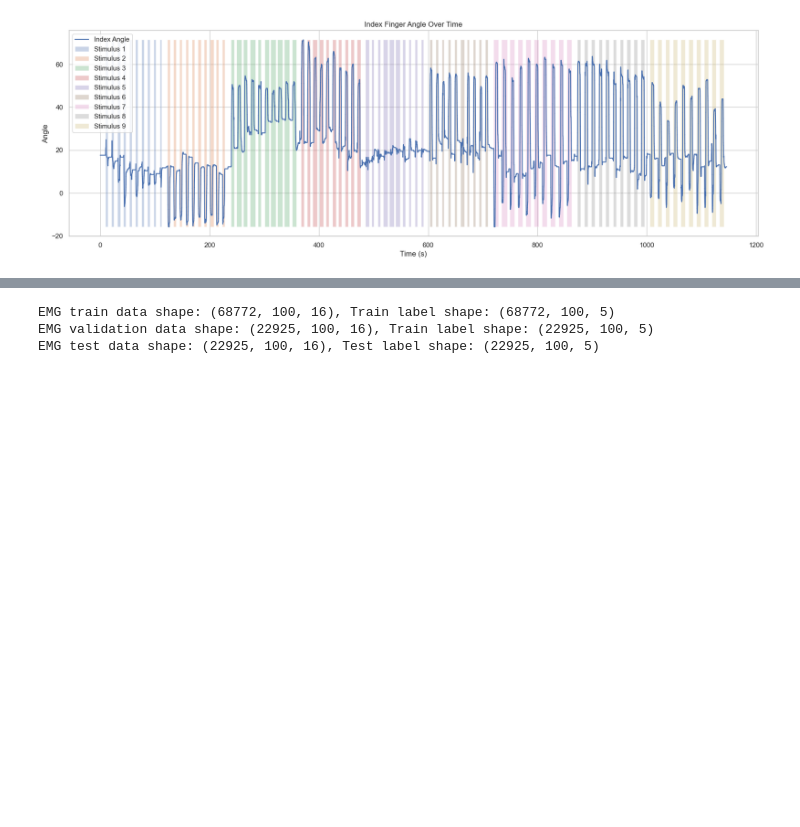
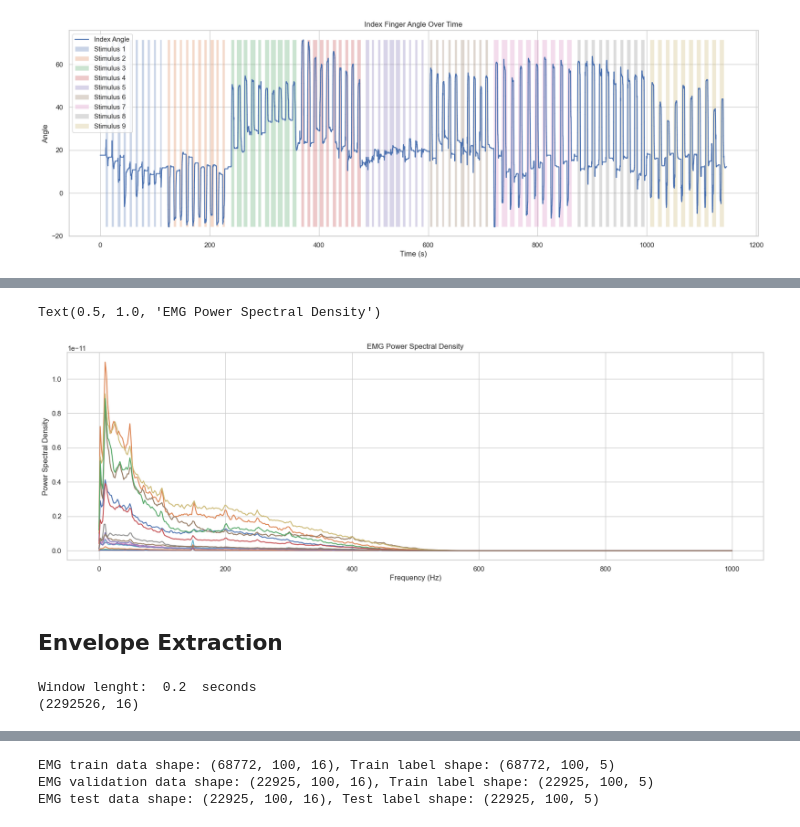
Before and after one commit to 22cav/nssp-mp2, a Jupyter notebook: part3/joint_angles.ipynb, the cells around one changed output, grey strips where cells are left out. Saved outputs shown, nothing was run; the diff lists cells and outputs as text; code cells hidden in the pictures; blank space fills up the shorter version.

```diff
--- a/part3/joint_angles.ipynb
+++ b/part3/joint_angles.ipynb
@@ -91,0 +132,32 @@ emg_envelope = convolve1d(emg, mov_mean_weights, axis=0)
+# %%
+fcuts = (0.5, 500)  # Cut-off frequencies in Hz
+sos = butter(N=4, Wn=fcuts, fs= FS, btype='bandpass', output='sos')
+emg = sosfiltfilt(sos, emg, axis=0)
+# %%
+freqs, P = welch(emg, fs = FS, nperseg=2 ** 10, axis=0)
+
+plt.figure(figsize=(20, 6))
+for channel in channels:
+    plt.plot(freqs, P[:, channel], label='Channel {}'.format(channel + 1))
+plt.xlabel('Frequency (Hz)')
+plt.ylabel('Power Spectral Density')
+# plt.xlim(30, 120)
+plt.title('EMG Power Spectral Density')
+# %% [output]
+Text(0.5, 1.0, 'EMG Power Spectral Density')
+[figure, added]
+# %% [markdown]
+## Envelope Extraction
+# %%
+# 2. Apply a moving average filter to obtain the EMG envelopes
+# Define moving average size
+mov_mean_size = 400
+print("Window lenght: ", mov_mean_size / FS, " seconds")
+# Based on the size, create the moving average weights to then convolve to the signal
+mov_mean_weights = np.ones(mov_mean_size) / mov_mean_size
+# Convolve the EMG signal with the moving average vectors along axis 0 (time axis)
+emg_envelope = convolve1d(emg, mov_mean_weights, axis=0)
+print(emg_envelope.shape)
+# %% [output]
+Window lenght:  0.2  seconds
+(2292526, 16)
```
Also changed, not shown: parts of 10 cells of this notebook.
